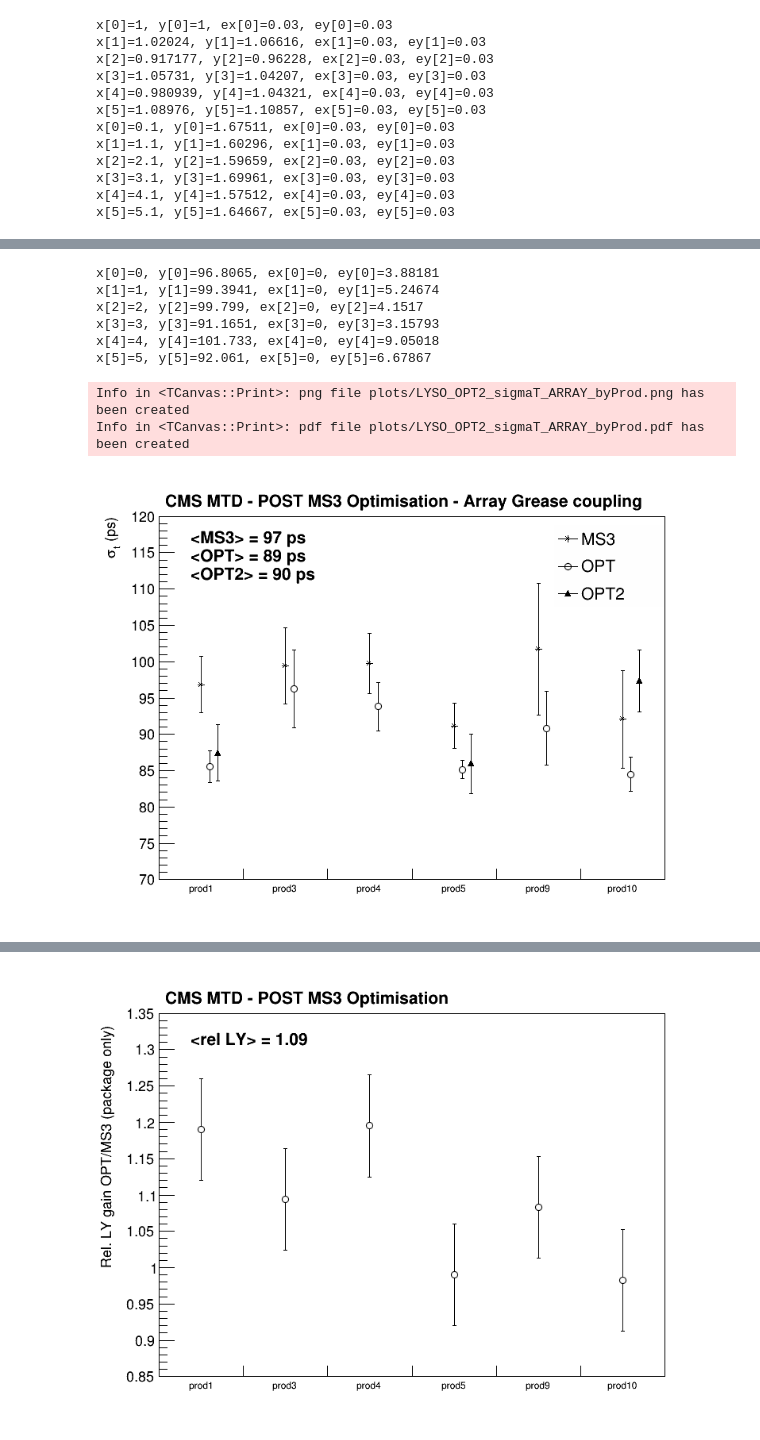
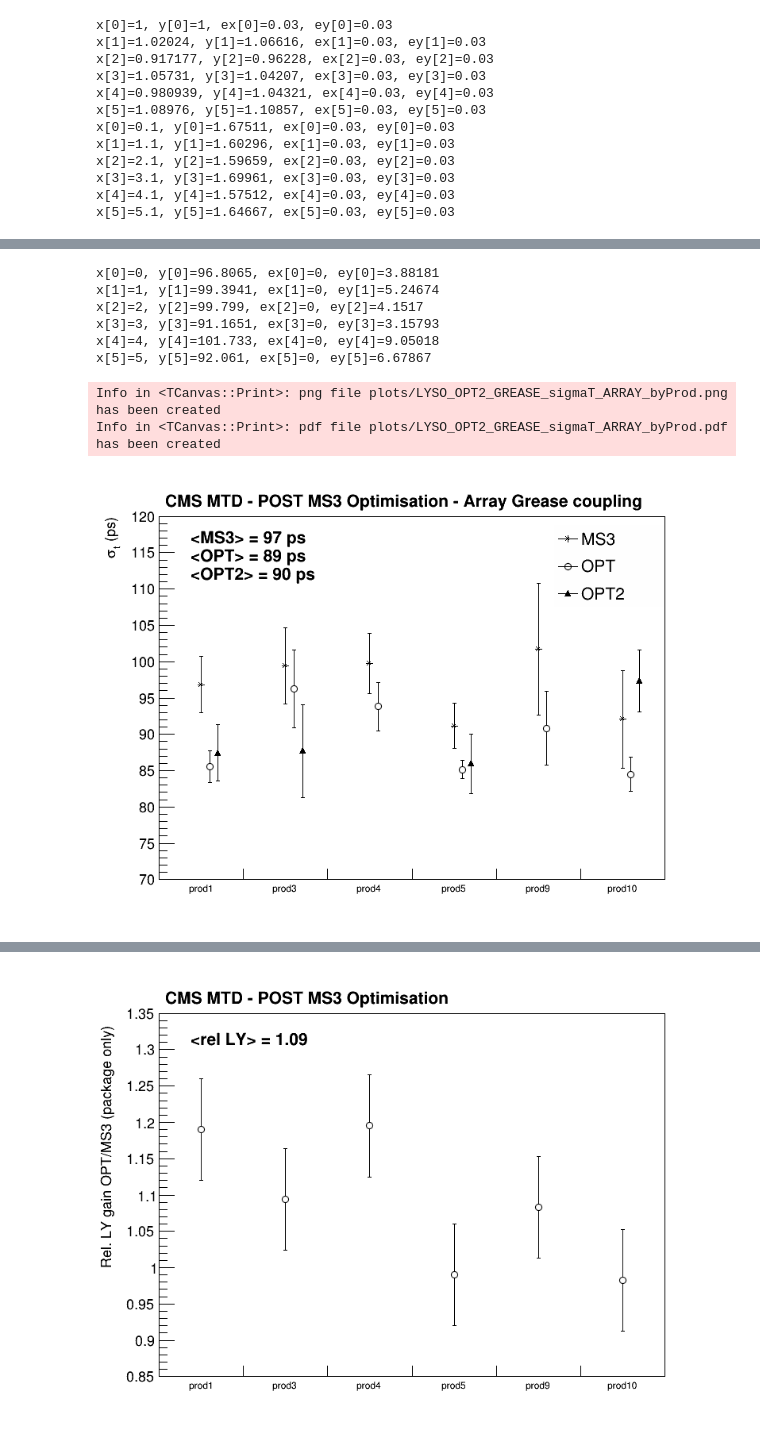
Before and after one commit to cquarant/LO_analysis, a Jupyter notebook: LYSO_OPT2_array_with_grease_average_over_producer_per_bar_clean.ipynb, the cells around one changed output, grey strips where cells are left out. Saved outputs shown, nothing was run; the diff lists cells and outputs as text; code cells hidden in the pictures.

```diff
--- a/LYSO_OPT2_array_with_grease_average_over_producer_per_bar_clean.ipynb
+++ b/LYSO_OPT2_array_with_grease_average_over_producer_per_bar_clean.ipynb
@@ -51,6 +51,7 @@ arrays['OPT2']={
     810:{'file':'data/tree_Runs_7056_7074_LastRun_ARRAYS_810_811_OVSCAN_SUMMARY.root','prod':1},
     821:{'file':'data/tree_Runs_7062_7080_LastRun_ARRAYS_821_822_OVSCAN_SUMMARY.root','prod':5},
     830:{'file':'data/tree_Runs_7068_7086_LastRun_ARRAYS_830_831_OVSCAN_SUMMARY.root','prod':10},
+    840:{'file':'data/OPT2/grease_coupling/tree_Runs_7374_LastRun_ARRAYS_840_OVSCAN_SUMMARY.root','prod':3},
 }
 
 map_prod={
@@ -81,6 +82,8 @@ for tag in ['MS3','OPT','OPT2']:
         array_per_prod[iv]+=1
         if (arrays[tag][ar]['prod']==9 and tag=='OPT'):
             tau=g['tau_MS3_PMT'].GetY()[iv]
+        elif (arrays[tag][ar]['prod']==3 and tag=='OPT2'):
+            tau=g['tau_OPT_PMT'].GetY()[iv]
         elif (tag=='OPT2bis'):
             tau=g['tau_OPT2_PMT'].GetY()[iv]
         elif (tag=='OPT2avg'):
@@ -127,7 +130,6 @@ for tag in ['MS3','OPT','OPT2']:
                 print
                 g['%s_%s'%(var,tag)].SetPoint(iv, pos, g['%s_%s'%(var,tag)].GetY()[iv]/array_per_prod[iv])
                 g['%s_%s'%(var,tag)].SetPointError(iv, 0, (g['%s_%s'%(var,tag)].GetEY()[iv]**0.5)/array_per_prod[iv])
-
     for iv in range(len(map_prod)):
 
         g['sigmaTvsLYDT_%s'%tag].SetPoint(iv,g['LYDT_%s'%tag].GetY()[iv],g['sigmaT_%s'%tag].GetY()[iv]) #use 8V measure
@@ -136,7 +138,7 @@ for tag in ['MS3','OPT','OPT2']:
         g['sigmaT4VvsLYDT_%s'%tag].SetPointError(iv,g['LYDT_%s'%tag].GetEY()[iv],g['sigmaT_4V_%s'%tag].GetEY()[iv])
 
 # print(array_per_prod)
-# g['LY_OPT2'].Print()
+g['LY_OPT2'].Print()
 g['LYDT_OPT2'].Print()
 # g['LY_OPT2bis'].Print()
 # g['LY_OPT2avg'].Print()
@@ -487,11 +492,11 @@ l.Draw()
 tL.DrawLatexNDC(0.11,0.92,'CMS MTD - POST MS3 Optimisation - Array Grease coupling')
 tL.DrawLatexNDC(0.15,0.83,'<MS3> = %.0f ph/MeV'%(R.TMath.Mean(6,g['LY_MS3'].GetY())))
 tL.DrawLatexNDC(0.15,0.78,'<OPT> = %.0f ph/MeV'%(R.TMath.Mean(6,g['LY_OPT'].GetY())))
-tL.DrawLatexNDC(0.15,0.73,'<OPT2> = %.0f ph/MeV'%(R.TMath.Mean(6,g['LY_OPT2'].GetY())*2))#multiply by 2 because half of elements are empty
+tL.DrawLatexNDC(0.15,0.73,'<OPT2> = %.0f ph/MeV'%(R.TMath.Mean(6,g['LY_OPT2'].GetY())*1.5))#multiply by 1.5 because 4 of 6 elements are empty
 # tL.DrawLatexNDC(0.15,0.68,'<OPT2bis> = %.0f ph/MeV'%(R.TMath.Mean(6,g['LY_OPT2bis'].GetY())*2))#multiply by 2 because half of elements are empty
 c1.Draw()
 for ext in ['png','pdf']:
-    c1.SaveAs('plots/LYSO_OPT2_LY_ARRAY_byProd.%s'%ext)
+    c1.SaveAs('plots/LYSO_OPT2_GREASE_LY_ARRAY_byProd.%s'%ext)
 # %% [output]
 x[0]=0, y[0]=3949.34, ex[0]=0, ey[0]=104.712
 x[1]=1, y[1]=3825.94, ex[1]=0, ey[1]=137.756
@@ -525,11 +530,11 @@ l.Draw()
 tL.DrawLatexNDC(0.11,0.92,'CMS MTD - POST MS3 Optimisation - Array Dry/Grease coupling')
 tL.DrawLatexNDC(0.15,0.84,'<MS3> = %.2f'%(R.TMath.Mean(6,g['LY_DRY_GREASE_MS3'].GetY())))
 tL.DrawLatexNDC(0.15,0.80,'<OPT> = %.2f'%(R.TMath.Mean(6,g['LY_DRY_GREASE_OPT'].GetY())))
-tL.DrawLatexNDC(0.15,0.76,'<OPT2> = %.2f'%(R.TMath.Mean(6,g['LY_DRY_GREASE_OPT2'].GetY())*2))#multiply by 2 because half of elements are empty
+tL.DrawLatexNDC(0.15,0.76,'<OPT2> = %.2f'%(R.TMath.Mean(6,g['LY_DRY_GREASE_OPT2'].GetY())*1.5))#multiply by 1.5 because 4 of 6 elements are empty
 # tL.DrawLatexNDC(0.15,0.72,'<OPT2bis> = %.2f'%(R.TMath.Mean(6,g['LY_DRY_GREASE_OPT2bis'].GetY())*2))#multiply by 2 because half of elements are empty
 c1.Draw()
 for ext in ['png','pdf']:
-    c1.SaveAs('plots/LYSO_OPT2_LY_DRY_GREASE_ARRAY_byProd.%s'%ext)
+    c1.SaveAs('plots/LYSO_OPT2_LY_DRY_OVER_GREASE_ARRAY_byProd.%s'%ext)
 # %% [output]
 x[0]=0, y[0]=1.52215, ex[0]=0.03, ey[0]=0.03
 x[1]=1, y[1]=1.53002, ex[1]=0.03, ey[1]=0.03
@@ -546,38 +551,38 @@ g['sigmaT_MS3'].Draw("AP*")
 g['sigmaT_MS3'].GetHistogram().GetYaxis().SetLimits(70,120)
 g['sigmaT_MS3'].GetHistogram().GetYaxis().SetRangeUser(70,120)
 g['sigmaT_MS3'].GetHistogram().GetYaxis().SetTitle("#sigma_{t} (ps)")
 g['sigmaT_OPT'].SetMarkerStyle(24)
 g['sigmaT_OPT'].SetMarkerSize(1.2)
 g['sigmaT_OPT'].Draw("PSAME")
 g['sigmaT_OPT2'].SetMarkerStyle(22)
 g['sigmaT_OPT2'].SetMarkerSize(1.2)
 g['sigmaT_OPT2'].Draw("PSAME")
 # g['sigmaT_OPT2bis'].SetMarkerStyle(26)
 # g['sigmaT_OPT2bis'].SetMarkerSize(1.2)
 # g['sigmaT_OPT2bis'].Draw("PSAME")
 # g['sigmaT_OPT2avg'].SetMarkerStyle(22)
 # g['sigmaT_OPT2avg'].SetMarkerColor(R.kRed)
 # g['sigmaT_OPT2avg'].SetMarkerSize(1.2)
 # g['sigmaT_OPT2avg'].Draw("PSAME")
 l.Draw()
 tL.DrawLatexNDC(0.11,0.92,'CMS MTD - POST MS3 Optimisation - Array Grease coupling')
 tL.DrawLatexNDC(0.15,0.84,'<MS3> = %.0f ps'%(R.TMath.Mean(6,g['sigmaT_MS3'].GetY())))
 tL.DrawLatexNDC(0.15,0.80,'<OPT> = %.0f ps'%(R.TMath.Mean(6,g['sigmaT_OPT'].GetY())))
-tL.DrawLatexNDC(0.15,0.76,'<OPT2> = %.0f ps'%(R.TMath.Mean(6,g['sigmaT_OPT2'].GetY())*2))#multiply by 2 because half of elements are empty
+tL.DrawLatexNDC(0.15,0.76,'<OPT2> = %.0f ps'%(R.TMath.Mean(6,g['sigmaT_OPT2'].GetY())*1.5))#multiply by 1.5 because 4 of 6 elements are empty
 # tL.DrawLatexNDC(0.15,0.72,'<OPT2bis> = %.0f ps'%(R.TMath.Mean(6,g['sigmaT_OPT2bis'].GetY())*2))#multiply by 2 because half of elements are empty
 c1.Draw()
 for ext in ['png','pdf']:
-    c1.SaveAs('plots/LYSO_OPT2_sigmaT_ARRAY_byProd.%s'%ext)
+    c1.SaveAs('plots/LYSO_OPT2_GREASE_sigmaT_ARRAY_byProd.%s'%ext)
 # %% [output]
 x[0]=0, y[0]=96.8065, ex[0]=0, ey[0]=3.88181
 x[1]=1, y[1]=99.3941, ex[1]=0, ey[1]=5.24674
 x[2]=2, y[2]=99.799, ex[2]=0, ey[2]=4.1517
 x[3]=3, y[3]=91.1651, ex[3]=0, ey[3]=3.15793
 x[4]=4, y[4]=101.733, ex[4]=0, ey[4]=9.05018
 x[5]=5, y[5]=92.061, ex[5]=0, ey[5]=6.67867
-Info in <TCanvas::Print>: png file plots/LYSO_OPT2_sigmaT_ARRAY_byProd.png has been created
-Info in <TCanvas::Print>: pdf file plots/LYSO_OPT2_sigmaT_ARRAY_byProd.pdf has been created
+Info in <TCanvas::Print>: png file plots/LYSO_OPT2_GREASE_sigmaT_ARRAY_byProd.png has been created
+Info in <TCanvas::Print>: pdf file plots/LYSO_OPT2_GREASE_sigmaT_ARRAY_byProd.pdf has been created
-[figure, old version]
+[figure, new version]
 # %%
 g['sigmaT_4V_MS3'].Print()
 g['sigmaT_4V_MS3'].Draw("AP*")
```
Also changed, not shown: parts of 13 cells of this notebook.
